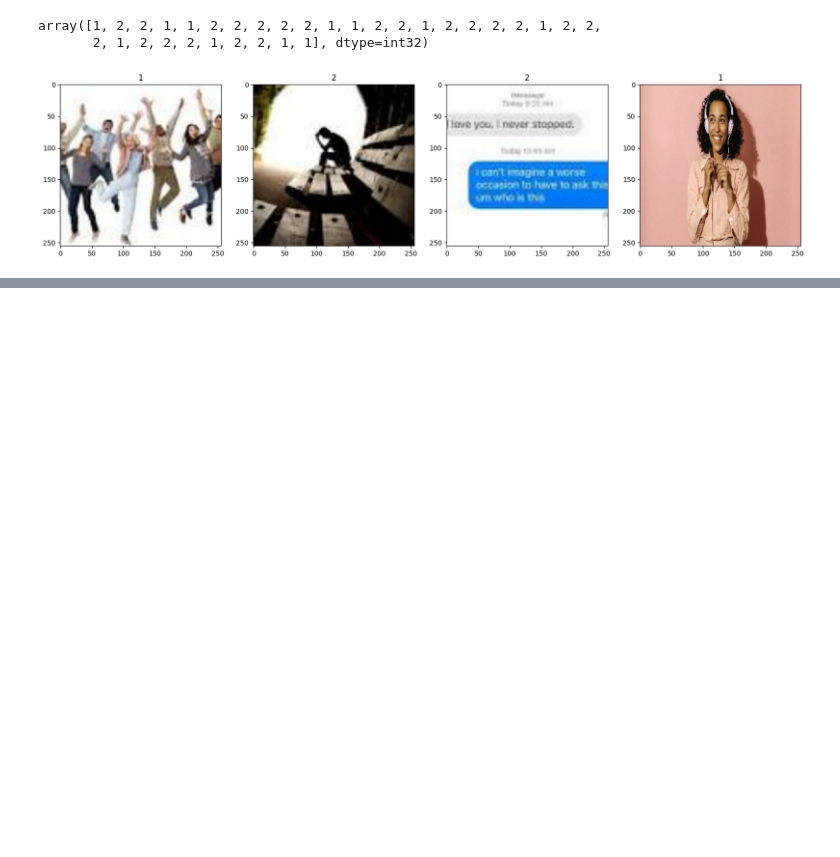
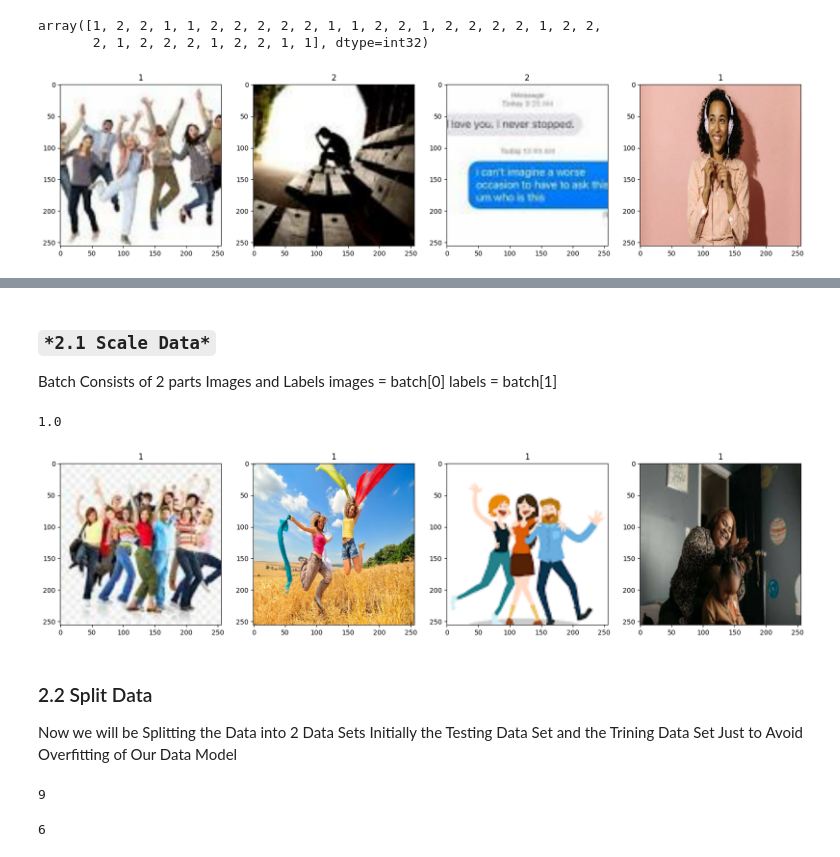
Before and after one commit to ArslanMehdi/ImageClassificationUsingCNN, a Jupyter notebook: Deep_CNN_Image_Classifier_.ipynb, the cells around one changed output, grey strips where cells are left out. Saved outputs shown, nothing was run; the diff lists cells and outputs as text; code cells hidden in the pictures; blank space fills up the shorter version.

Commit message:
Completed Data Scaling & Splitting Ready for the CNN usage

```diff
--- a/Deep_CNN_Image_Classifier_.ipynb
+++ b/Deep_CNN_Image_Classifier_.ipynb
@@ -204,0 +208,35 @@ for idx,img in enumerate(batch[0][:4]):
+# %% [markdown]
+### `*2.1 Scale Data*`
+Batch Consists of 2 parts Images and Labels
+images = batch[0]
+labels = batch[1]
+# %%
+# Now when you are Building the Deep Learnig Model try to the Keep the Value of Image
+# as low as Possible this will help you optimize
+# As we are using the data pipline so we will be appliying division(/255) so th data
+# values will be in between the 0 & 1 as the data loads into the Memory not in a single instance
+data = data.map(lambda x,y: (x/255, y))
+# %%
+sacled_iterator = data.as_numpy_iterator() # Similar to Before to Get the Acess to the Iterator
+# %%
+batch = sacled_iterator.next()
+# %%
+batch[0].max()
+# %% [output]
+1.0
+# %%
+fig ,ax = plt.subplots(ncols=4,figsize=(20,20)) # Using Matplotlib and the Subplot to plot any time
+for idx,img in enumerate(batch[0][:4]):
+  ax[idx].imshow(img)
+  ax[idx].title.set_text(batch[1][idx])
+# %% [output]
+[figure, added]
+# %% [markdown]
+### 2.2 Split Data
+
+Now we will be Splitting the Data into 2 Data Sets Initially the Testing Data Set and the Trining Data Set Just to Avoid Overfitting of Our Data Model
+# %%
+# Now we will be establishing that what is the Size of Our training Data Set
+len(data) # In thisCase it's 9 batches
+# %% [output]
+9
@@ -204,0 +254,4 @@ for idx,img in enumerate(batch[0][:4]):
+# %%
+len(train)
+# %% [output]
+6
```
Also changed, not shown: parts of 3 cells of this notebook.
